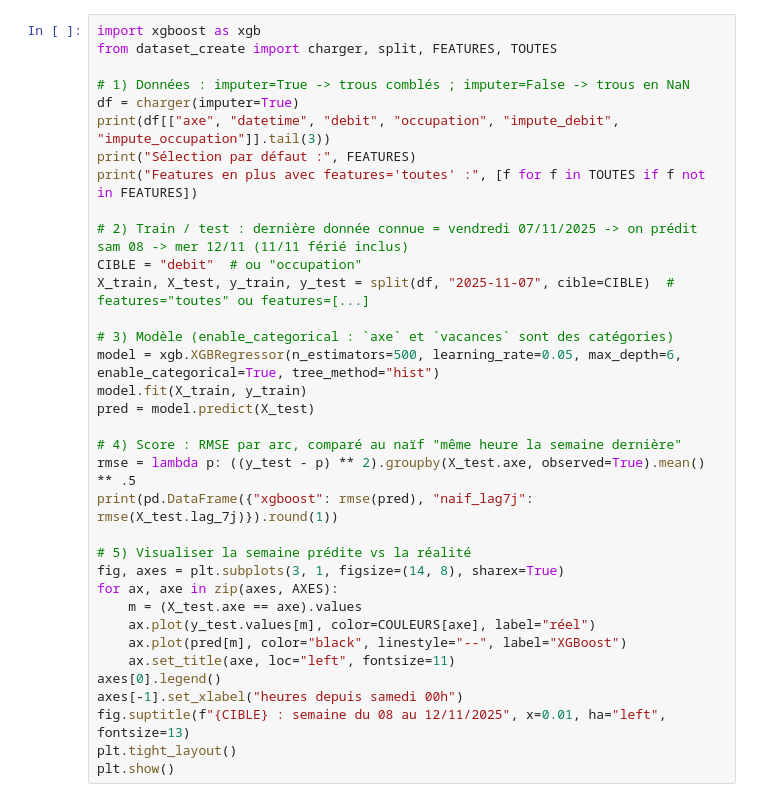
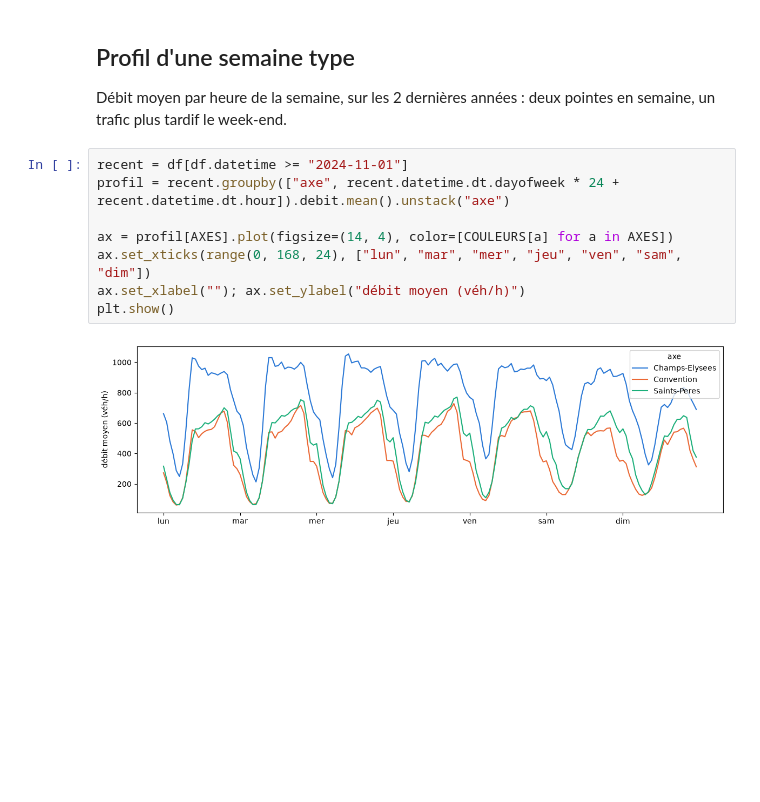
Before and after one commit to ElouanBontron/datathon_bgcx, a Jupyter notebook: notebooks/data_explo.ipynb, the cells around one changed output. Drawn from its saved outputs; the diff is of its cells as text; blank space fills up the shorter version.

```diff
--- a/notebooks/data_explo.ipynb
+++ b/notebooks/data_explo.ipynb
@@ -90,35 +45,14 @@ plt.show()
-# %%
-import xgboost as xgb
-from dataset_create import charger, split, FEATURES, TOUTES
-
-# 1) Données : imputer=True -> trous comblés ; imputer=False -> trous en NaN
-df = charger(imputer=True)
-print(df[["axe", "datetime", "debit", "occupation", "impute_debit", "impute_occupation"]].tail(3))
-print("Sélection par défaut :", FEATURES)
-print("Features en plus avec features='toutes' :", [f for f in TOUTES if f not in FEATURES])
-
-# 2) Train / test : dernière donnée connue = vendredi 07/11/2025 -> on prédit sam 08 -> mer 12/11 (11/11 férié inclus)
-CIBLE = "debit"  # ou "occupation"
-X_train, X_test, y_train, y_test = split(df, "2025-11-07", cible=CIBLE)  # features="toutes" ou features=[...]
-
-# 3) Modèle (enable_categorical : `axe` et `vacances` sont des catégories)
-model = xgb.XGBRegressor(n_estimators=500, learning_rate=0.05, max_depth=6, enable_categorical=True, tree_method="hist")
-model.fit(X_train, y_train)
-pred = model.predict(X_test)
-
-# 4) Score : RMSE par arc, comparé au naïf "même heure la semaine dernière"
-rmse = lambda p: ((y_test - p) ** 2).groupby(X_test.axe, observed=True).mean() ** .5
-print(pd.DataFrame({"xgboost": rmse(pred), "naif_lag7j": rmse(X_test.lag_7j)}).round(1))
-
-# 5) Visualiser la semaine prédite vs la réalité
-fig, axes = plt.subplots(3, 1, figsize=(14, 8), sharex=True)
-for ax, axe in zip(axes, AXES):
-    m = (X_test.axe == axe).values
-    ax.plot(y_test.values[m], color=COULEURS[axe], label="réel")
-    ax.plot(pred[m], color="black", linestyle="--", label="XGBoost")
-    ax.set_title(axe, loc="left", fontsize=11)
-axes[0].legend()
-axes[-1].set_xlabel("heures depuis samedi 00h")
-fig.suptitle(f"{CIBLE} : semaine du 08 au 12/11/2025", x=0.01, ha="left", fontsize=13)
-plt.tight_layout()
-plt.show()
+# %% [markdown]
+## Profil d'une semaine type
+
+Débit moyen par heure de la semaine, sur les 2 dernières années : deux pointes en semaine, un trafic plus tardif le week-end.
+# %%
+recent = df[df.datetime >= "2024-11-01"]
+profil = recent.groupby(["axe", recent.datetime.dt.dayofweek * 24 + recent.datetime.dt.hour]).debit.mean().unstack("axe")
+
+ax = profil[AXES].plot(figsize=(14, 4), color=[COULEURS[a] for a in AXES])
+ax.set_xticks(range(0, 168, 24), ["lun", "mar", "mer", "jeu", "ven", "sam", "dim"])
+ax.set_xlabel(""); ax.set_ylabel("débit moyen (véh/h)")
+plt.show()
+# %% [output]
+[figure, added]
```
Also changed, not shown: parts of 9 cells of this notebook, 34 other files.
